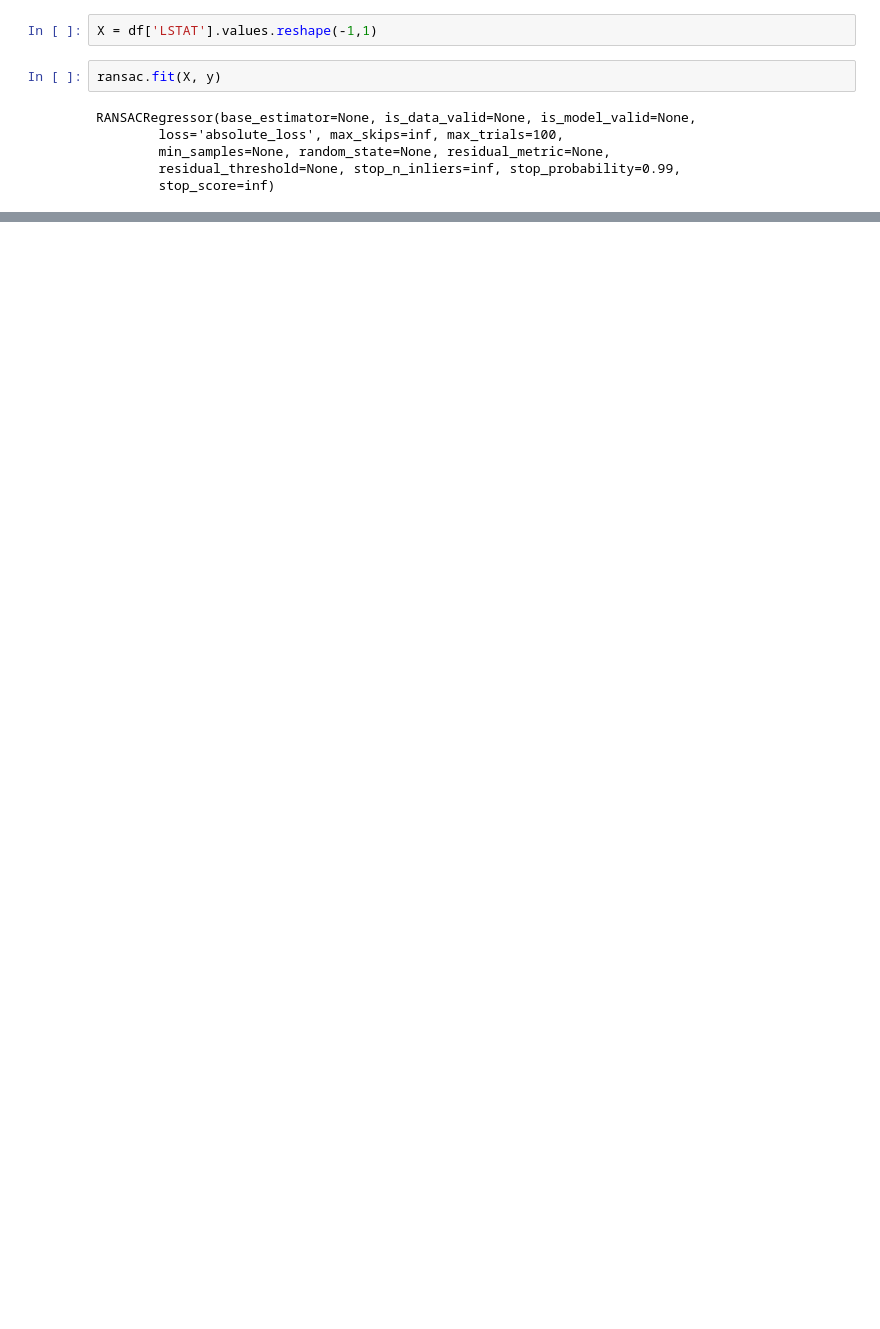
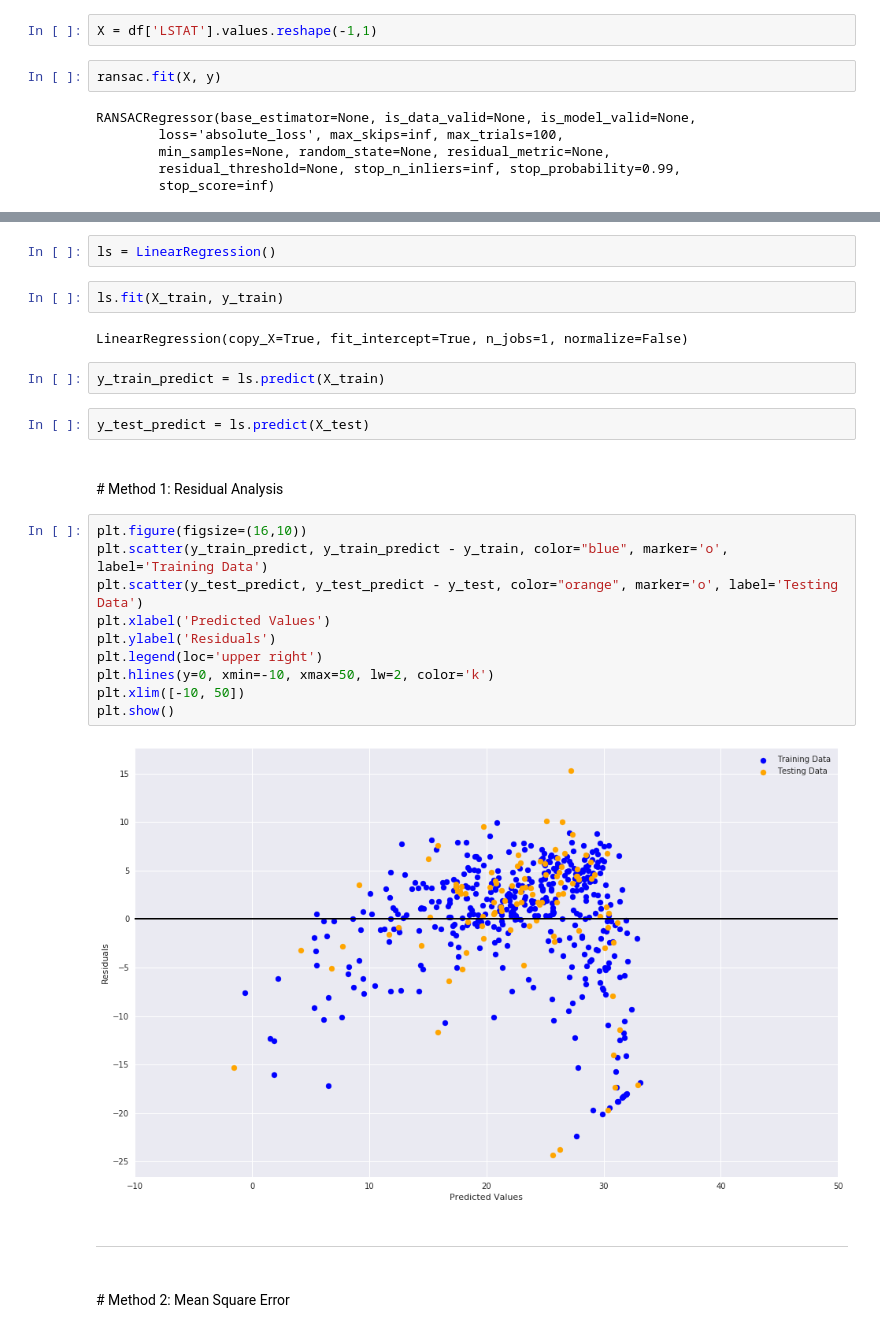
Before and after one commit to jatinj615/Boston_houseprice_prediction, a Jupyter notebook: Boston House Price Prediction.ipynb, the cells around one changed output, grey strips where cells are left out. Drawn from its saved outputs; the diff is of its cells as text; blank space fills up the shorter version.

```diff
--- a/Boston House Price Prediction.ipynb
+++ b/Boston House Price Prediction.ipynb
@@ -265,0 +277,30 @@ ransac.estimator_.intercept_
+# %%
+ls = LinearRegression()
+# %%
+ls.fit(X_train, y_train)
+# %% [output]
+LinearRegression(copy_X=True, fit_intercept=True, n_jobs=1, normalize=False)
+# %%
+y_train_predict = ls.predict(X_train)
+# %%
+y_test_predict = ls.predict(X_test)
+# %% [markdown]
+<br>
+# Method 1: Residual Analysis
+<br>
+# %%
+plt.figure(figsize=(16,10))
+plt.scatter(y_train_predict, y_train_predict - y_train, color="blue", marker='o', label='Training Data')
+plt.scatter(y_test_predict, y_test_predict - y_test, color="orange", marker='o', label='Testing Data')
+plt.xlabel('Predicted Values')
+plt.ylabel('Residuals')
+plt.legend(loc='upper right')
+plt.hlines(y=0, xmin=-10, xmax=50, lw=2, color='k')
+plt.xlim([-10, 50])
+plt.show()
+# %% [output]
+[figure, added]
+# %% [markdown]
+<hr><br>
+# Method 2: Mean Square Error
+<br>
```
Also changed, not shown: parts of 15 cells of this notebook.
